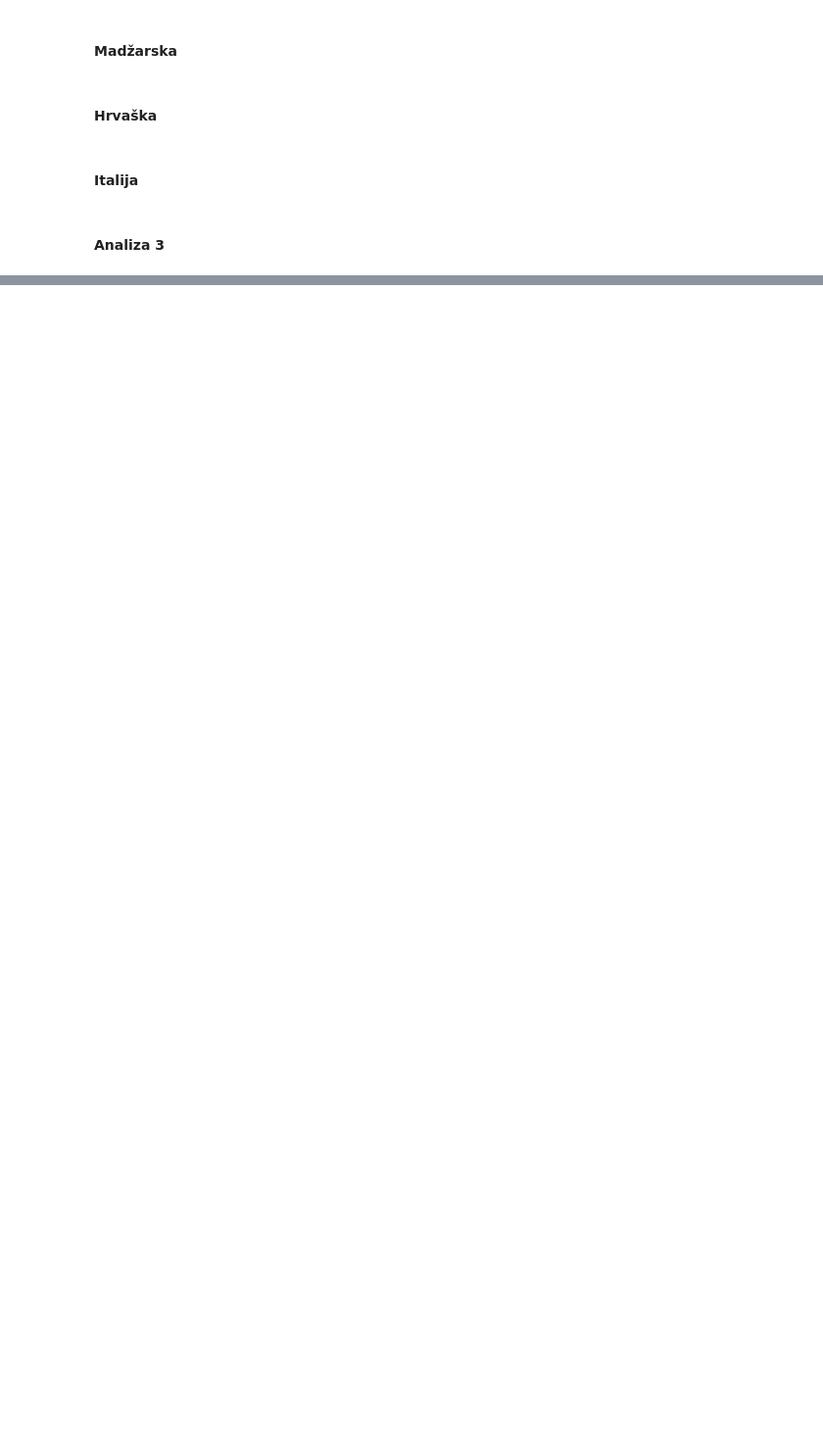
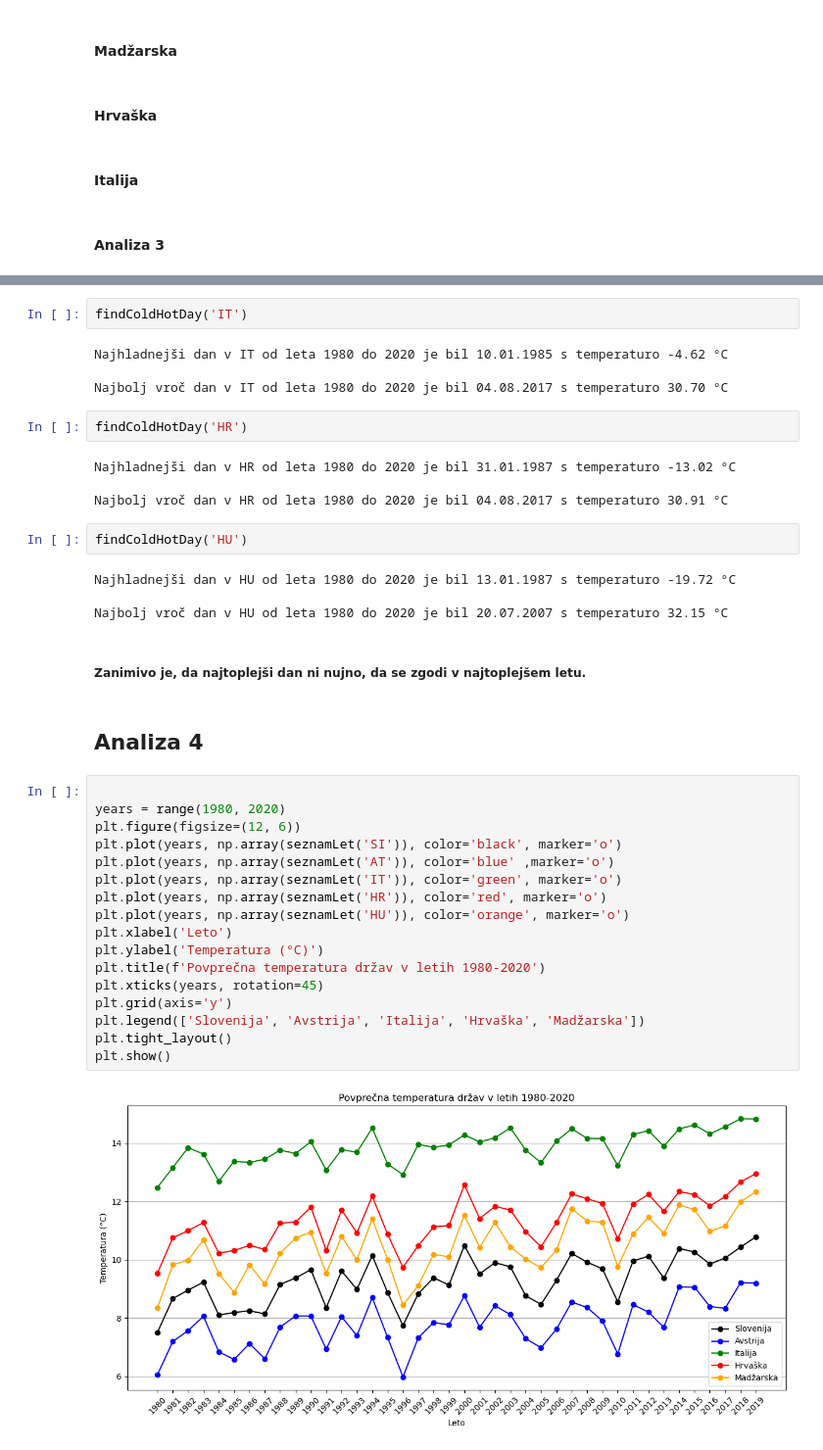
Before and after one commit to hackecTim/PR24-ZM-TPZ-NC, a Jupyter notebook: obdelava.ipynb, the cells around one changed output, grey strips where cells are left out. Shown at 98% size. Saved outputs shown, nothing was run; the diff lists cells and outputs as text; blank space fills up the shorter version.

```diff
--- a/obdelava.ipynb
+++ b/obdelava.ipynb
@@ -484,0 +497,41 @@ Povprečne temperature v državah za vsak mesec in letni čas:
+# %%
+findColdHotDay('IT')
+# %% [output]
+Najhladnejši dan v IT od leta 1980 do 2020 je bil 10.01.1985 s temperaturo -4.62 °C
+
+Najbolj vroč dan v IT od leta 1980 do 2020 je bil 04.08.2017 s temperaturo 30.70 °C
+# %%
+findColdHotDay('HR')
+# %% [output]
+Najhladnejši dan v HR od leta 1980 do 2020 je bil 31.01.1987 s temperaturo -13.02 °C
+
+Najbolj vroč dan v HR od leta 1980 do 2020 je bil 04.08.2017 s temperaturo 30.91 °C
+# %%
+findColdHotDay('HU')
+# %% [output]
+Najhladnejši dan v HU od leta 1980 do 2020 je bil 13.01.1987 s temperaturo -19.72 °C
+
+Najbolj vroč dan v HU od leta 1980 do 2020 je bil 20.07.2007 s temperaturo 32.15 °C
+# %% [markdown]
+##### Zanimivo je, da najtoplejši dan ni nujno, da se zgodi v najtoplejšem letu.
+# %% [markdown]
+## Analiza 4
+# %%
+
+years = range(1980, 2020)
+plt.figure(figsize=(12, 6))
+plt.plot(years, np.array(seznamLet('SI')), color='black', marker='o')
+plt.plot(years, np.array(seznamLet('AT')), color='blue' ,marker='o')
+plt.plot(years, np.array(seznamLet('IT')), color='green', marker='o')
+plt.plot(years, np.array(seznamLet('HR')), color='red', marker='o')
+plt.plot(years, np.array(seznamLet('HU')), color='orange', marker='o')
+plt.xlabel('Leto')
+plt.ylabel('Temperatura (°C)')
+plt.title(f'Povprečna temperatura držav v letih 1980-2020')
+plt.xticks(years, rotation=45)
+plt.grid(axis='y')
+plt.legend(['Slovenija', 'Avstrija', 'Italija', 'Hrvaška', 'Madžarska'])
+plt.tight_layout()
+plt.show()
+# %% [output]
+[figure, added]
```
Also changed, not shown: parts of 7 cells of this notebook.
